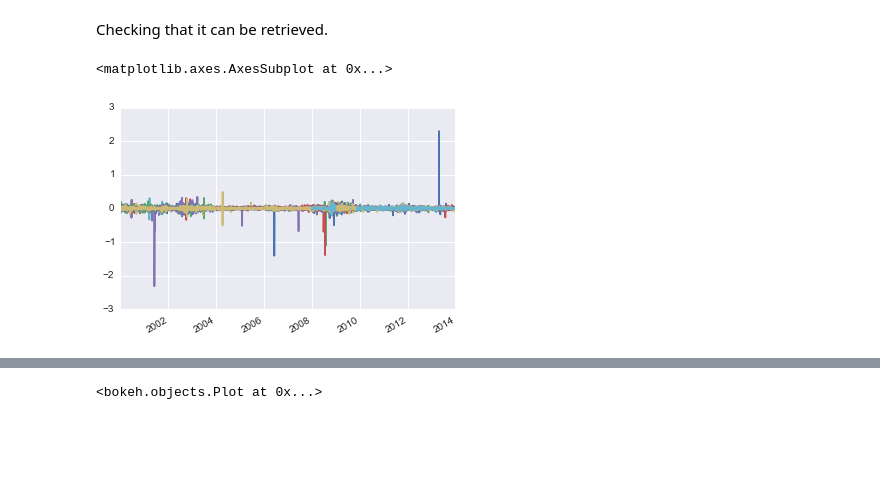
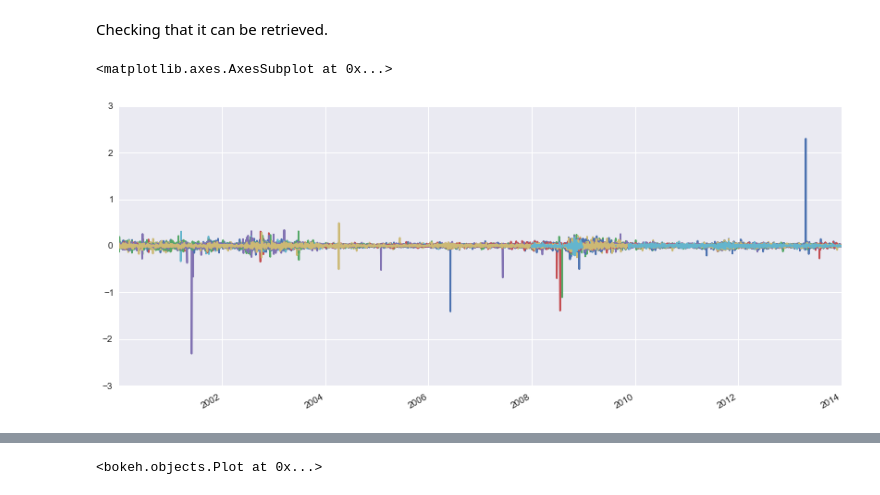
Before and after one commit to mvaz/PyData2014-Berlin, a Jupyter notebook: DAX30.ipynb, the cells around one changed output, grey strips where cells are left out. Drawn from its saved outputs; the diff is of its cells as text; code cells hidden in the pictures; blank space fills up the shorter version.

```diff
--- a/DAX30.ipynb
+++ b/DAX30.ipynb
@@ -144,12 +144,12 @@ Checking that it can be retrieved.
 # %%
 with pd.io.pytables.get_store('dax30.h5') as store:
     ret = store.select('stx').Returns
     stx = store.select('stx')
 
-ret.plot(legend=False)
+ret.plot(legend=False, figsize=(14,6))
 # %% [output]
 <matplotlib.axes.AxesSubplot at 0x...>
-[figure, old version]
+[figure, new version]
 # %%
 from bokeh.plotting import *
 # %%
```
Also changed, not shown: parts of 2 cells of this notebook, 1 other file.
